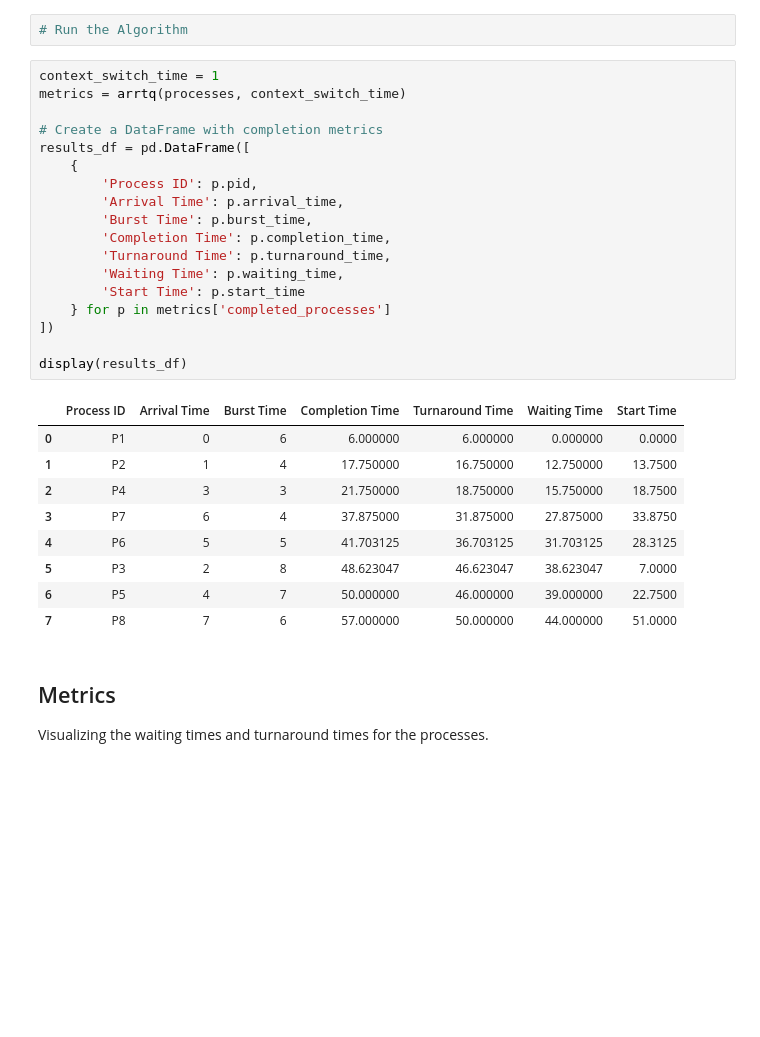
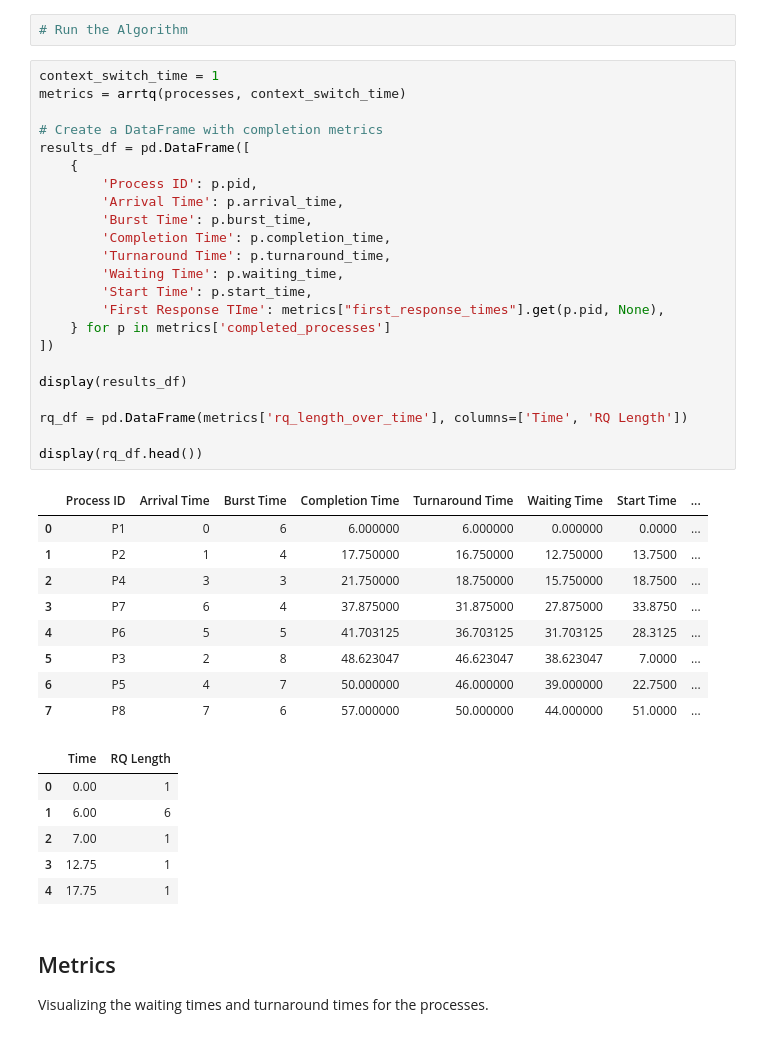
Before and after one commit to abhikarki/ARRTQ-Scheduling, a Jupyter notebook: notebooks/demo_baseARRTQ.ipynb, the cells around one changed output. Drawn from its saved outputs; the diff is of its cells as text; blank space fills up the shorter version.

Commit message:
new metric visualization

```diff
--- a/notebooks/demo_baseARRTQ.ipynb
+++ b/notebooks/demo_baseARRTQ.ipynb
@@ -51,31 +51,42 @@ display(process_df)
 # %%
 context_switch_time = 1
 metrics = arrtq(processes, context_switch_time)
 
 # Create a DataFrame with completion metrics
 results_df = pd.DataFrame([
     {
         'Process ID': p.pid,
         'Arrival Time': p.arrival_time,
         'Burst Time': p.burst_time,
         'Completion Time': p.completion_time,
         'Turnaround Time': p.turnaround_time,
         'Waiting Time': p.waiting_time,
-        'Start Time': p.start_time
+        'Start Time': p.start_time,
+        'First Response TIme': metrics["first_response_times"].get(p.pid, None),
     } for p in metrics['completed_processes']
 ])
 
 display(results_df)
+
+rq_df = pd.DataFrame(metrics['rq_length_over_time'], columns=['Time', 'RQ Length'])
+
+display(rq_df.head())
 # %% [output]
-|  | Process ID | Arrival Time | Burst Time | Completion Time | Turnaround Time | Waiting Time | Start Time |
-| 0 | P1 | 0 | 6 | 6.000000 | 6.000000 | 0.000000 | 0.0000 |
-| 1 | P2 | 1 | 4 | 17.750000 | 16.750000 | 12.750000 | 13.7500 |
-| 2 | P4 | 3 | 3 | 21.750000 | 18.750000 | 15.750000 | 18.7500 |
-| 3 | P7 | 6 | 4 | 37.875000 | 31.875000 | 27.875000 | 33.8750 |
-| 4 | P6 | 5 | 5 | 41.703125 | 36.703125 | 31.703125 | 28.3125 |
-| 5 | P3 | 2 | 8 | 48.623047 | 46.623047 | 38.623047 | 7.0000 |
-| 6 | P5 | 4 | 7 | 50.000000 | 46.000000 | 39.000000 | 22.7500 |
-| 7 | P8 | 7 | 6 | 57.000000 | 50.000000 | 44.000000 | 51.0000 |
+|  | Process ID | Arrival Time | Burst Time | Completion Time | Turnaround Time | Waiting Time | Start Time | ... |
+| 0 | P1 | 0 | 6 | 6.000000 | 6.000000 | 0.000000 | 0.0000 | ... |
+| 1 | P2 | 1 | 4 | 17.750000 | 16.750000 | 12.750000 | 13.7500 | ... |
+| 2 | P4 | 3 | 3 | 21.750000 | 18.750000 | 15.750000 | 18.7500 | ... |
+| 3 | P7 | 6 | 4 | 37.875000 | 31.875000 | 27.875000 | 33.8750 | ... |
+| 4 | P6 | 5 | 5 | 41.703125 | 36.703125 | 31.703125 | 28.3125 | ... |
+| 5 | P3 | 2 | 8 | 48.623047 | 46.623047 | 38.623047 | 7.0000 | ... |
+| 6 | P5 | 4 | 7 | 50.000000 | 46.000000 | 39.000000 | 22.7500 | ... |
+| 7 | P8 | 7 | 6 | 57.000000 | 50.000000 | 44.000000 | 51.0000 | ... |
+|  | Time | RQ Length |
+| 0 | 0.00 | 1 |
+| 1 | 6.00 | 6 |
+| 2 | 7.00 | 1 |
+| 3 | 12.75 | 1 |
+| 4 | 17.75 | 1 |
 # %% [markdown]
 ## Metrics
 
```
Also changed, not shown: parts of 1 cell of this notebook.
